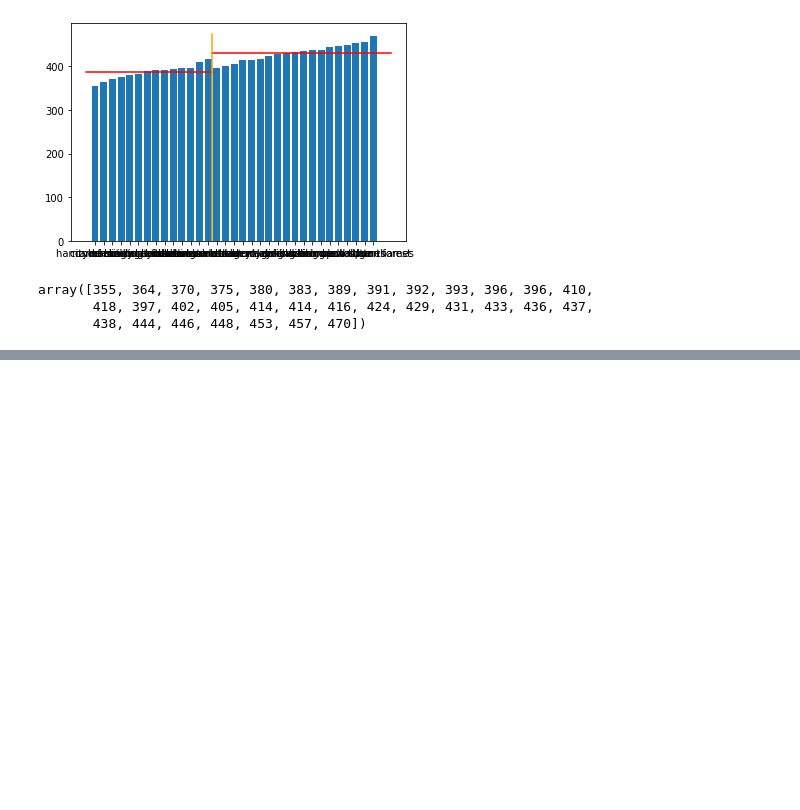
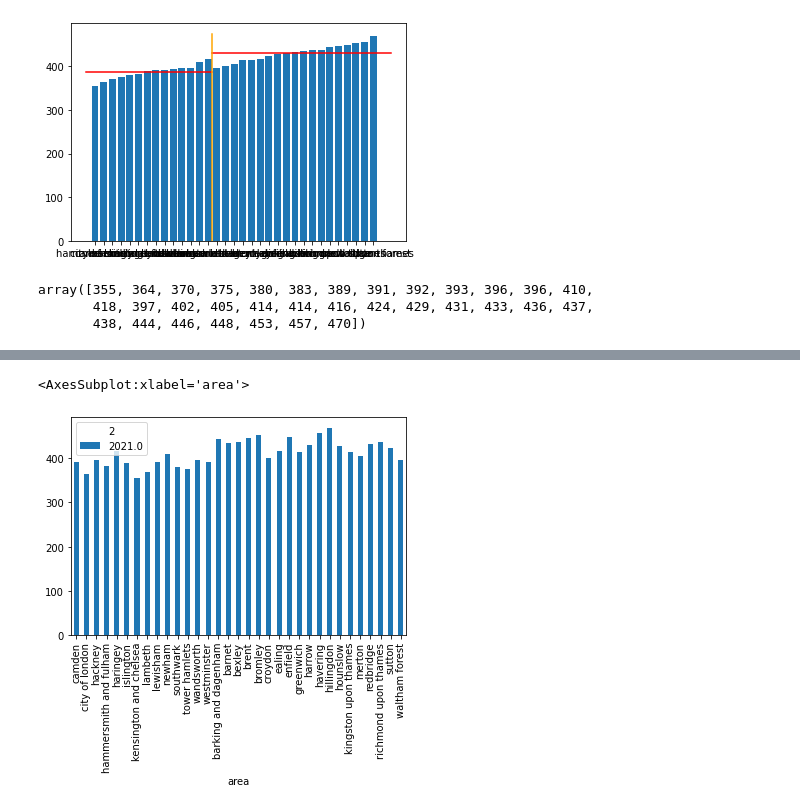
Before and after one commit to bendthompson/london-fires, a Jupyter notebook: notebooks/exploratory_notebook.ipynb, the cells around one changed output, grey strips where cells are left out. Cells and saved outputs as stored; diff of their text form; code cells hidden in the pictures; blank space fills up the shorter version.

```diff
--- a/notebooks/exploratory_notebook.ipynb
+++ b/notebooks/exploratory_notebook.ipynb
@@ -317,0 +328,5 @@ array([355, 364, 370, 375, 380, 383, 389, 391, 392, 393, 396, 396, 410,
+# %%
+df[['2021.0']].plot(kind='bar')
+# %% [output]
+<AxesSubplot:xlabel='area'>
+[figure, added]
```
Also changed, not shown: parts of 5 cells of this notebook.
